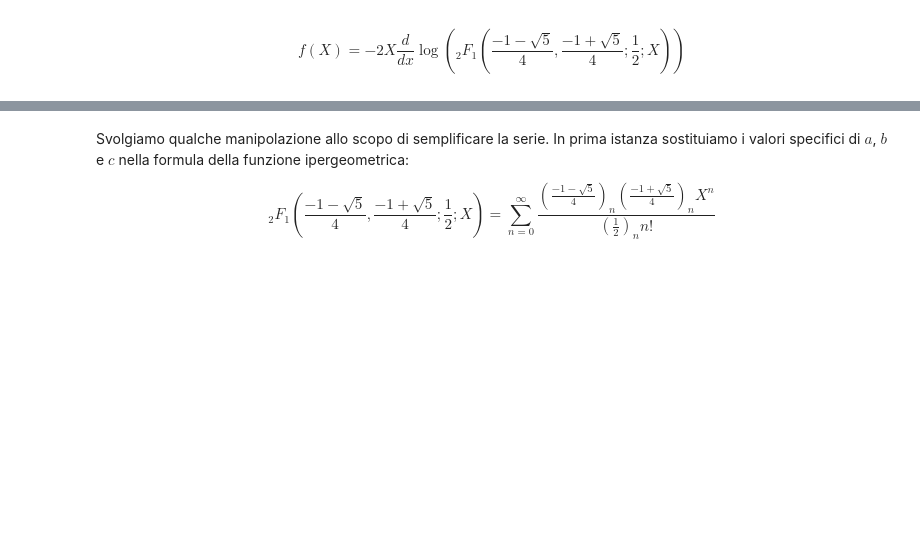
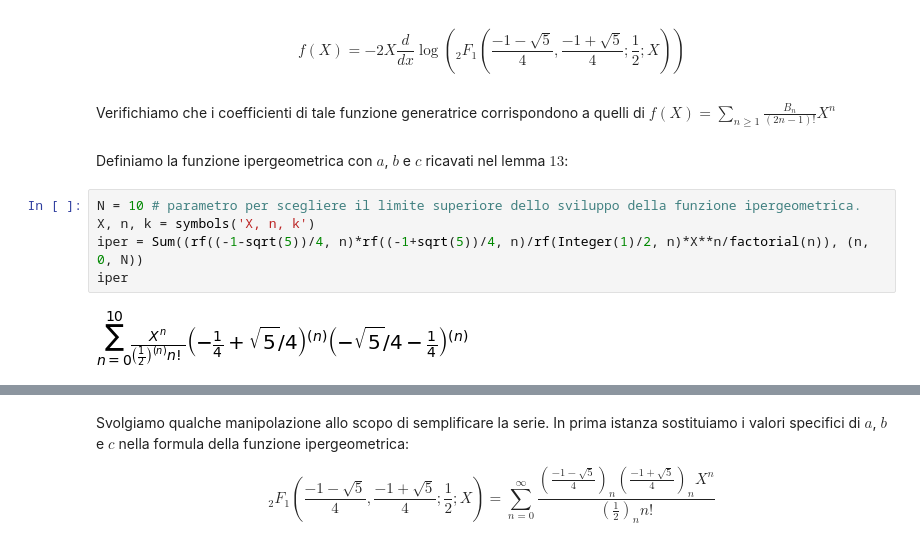
Before and after one commit to nobleVine/LaureaMagistrale, a Jupyter notebook: progettoPAA.ipynb, the cells around one changed output, grey strips where cells are left out. Saved outputs shown, nothing was run; the diff lists cells and outputs as text; blank space fills up the shorter version.

```diff
--- a/progettoPAA.ipynb
+++ b/progettoPAA.ipynb
@@ -703,3 +703,14 @@ Da qui si ricava che $c=\frac{1}{2}$, $a+b = -\frac{1}{2}$ e $ab = -\frac{1}{4}$
 <b><font size = 4> Teorema 14: </font></b> La funzione generatrice dei Chocolate-2 Numbers è:
 # %% [markdown]
 $$f(X) = -2X \frac{d}{dx}\log({}_2 {F_{1}( \frac{-1-\sqrt{5}}{4}, \frac{-1+ \sqrt{5}}{4}; \frac{1}{2}; X)})$$
+# %% [markdown]
+Verifichiamo che i coefficienti di tale funzione generatrice corrispondono a quelli di $ f(X) = \sum_{n \geq 1} \frac{B_{n}}{(2n-1)!}X^n $
+# %% [markdown]
+Definiamo la funzione ipergeometrica con $a$, $b$ e $c$ ricavati nel lemma $13$:
+# %%
+N = 10 # parametro per scegliere il limite superiore dello sviluppo della funzione ipergeometrica.
+X, n, k = symbols('X, n, k')
+iper = Sum((rf((-1-sqrt(5))/4, n)*rf((-1+sqrt(5))/4, n)/rf(Integer(1)/2, n)*X**n/factorial(n)), (n, 0, N))
+iper
+# %% [output]
+[figure, added]
```
Also changed, not shown: parts of 8 cells of this notebook.
